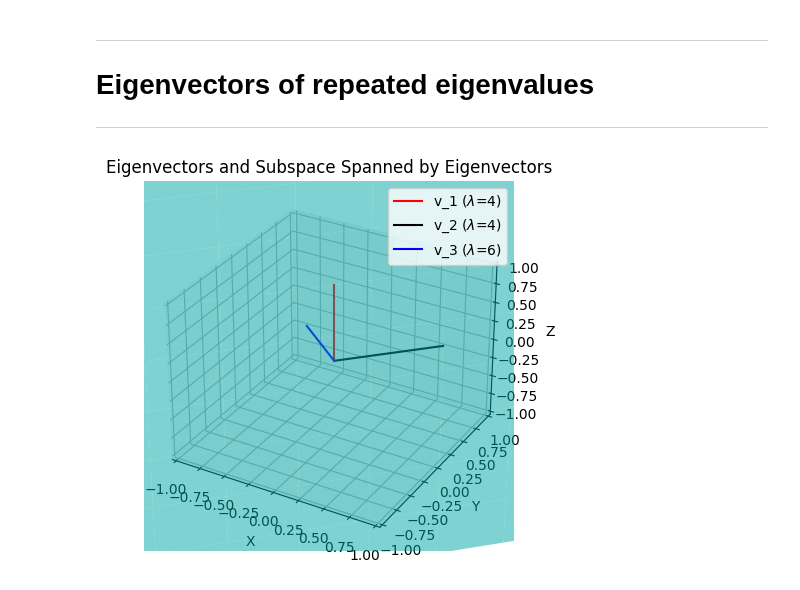
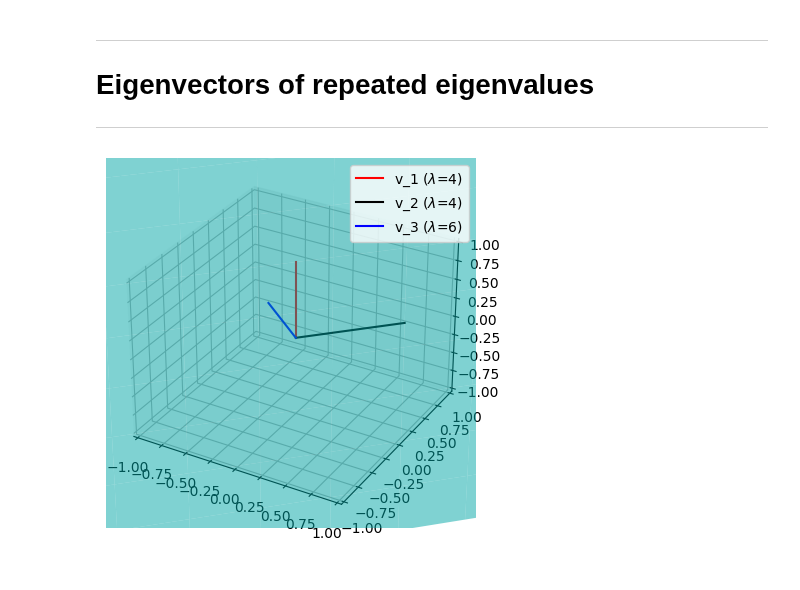
Before and after one commit to SiracencoSerghei/linear_algebra, a Jupyter notebook: 3.1_eigen_decomposition/3.1_6_repeatedEvals.ipynb, the cells around one changed output. Drawn from its saved outputs; the diff is of its cells as text; code cells hidden in the pictures.

```diff
--- a/3.1_eigen_decomposition/3.1_6_repeatedEvals.ipynb
+++ b/3.1_eigen_decomposition/3.1_6_repeatedEvals.ipynb
@@ -15,60 +15,37 @@ from mpl_toolkits.mplot3d.art3d import Poly3DCollection
 # %%
 ### Note about this cell: you need first to run the following cell,
 #   then come back and run this one!
-# Define a function to plot a plane spanned by two vectors
-def plot_plane(ax, v1, v2, size=1):
-    """Plot a plane spanned by two vectors v1 and v2."""
-    # Create a grid of points in the plane
-    u = np.linspace(-size, size, 10)
-    v = np.linspace(-size, size, 10)
-    U, V = np.meshgrid(u, v)
 
-    # Define the plane points
-    X = v1[0] * U + v2[0] * V
-    Y = v1[1] * U + v2[1] * V
-    Z = v1[2] * U + v2[2] * V
+# a matrix
+A = [ [ 5,  -1,  0],
+      [-1,   5,  0],
+      [1/3,-1/3, 4] ]
 
-    # Plot the plane
-    ax.plot_surface(X, Y, Z, color='cyan', alpha=0.5)
+# its eigendecomposition
+D,V = np.linalg.eig(A)
 
-# Define the matrix A
-A = np.array([[ 5, -1,  0],
-              [-1,  5,  0],
-              [1/3, -1/3, 4]])
-
-# Perform eigendecomposition
-D, V = np.linalg.eig(A)
-
-# Sort eigenvalues and eigenvectors
+# sort eigenvalues
 i = np.argsort(D)
 D = D[i]
-V = V[:, i]
+V = V[:,i]
 
-# Plot eigenvectors
+
+## plot eigenvectors
 fig = plt.figure()
-ax = fig.add_subplot(111, projection='3d')
+ax = fig.add_subplot(111,projection='3d')
 
-# Plot eigenvectors of A
-ax.plot([0, V[0, 0]], [0, V[1, 0]], [0, V[2, 0]], 'r', label='v_1 ($\lambda$=%g)' % D[0])
-ax.plot([0, V[0, 1]], [0, V[1, 1]], [0, V[2, 1]], 'k', label='v_2 ($\lambda$=%g)' % D[1])
-ax.plot([0, V[0, 2]], [0, V[1, 2]], [0, V[2, 2]], 'b', label='v_3 ($\lambda$=%g)' % D[2])
+# plot eigenvectors of A
+ax.plot([0,V[0,0]],[0,V[1,0]],[0,V[2,0]],'r',label='v_1 ($\lambda$=%g)' %D[0])
+ax.plot([0,V[0,1]],[0,V[1,1]],[0,V[2,1]],'k',label='v_2 ($\lambda$=%g)' %D[1])
+ax.plot([0,V[0,2]],[0,V[1,2]],[0,V[2,2]],'b',label='v_3 ($\lambda$=%g)' %D[2])
+plt.legend()
 
-# Plot subspace spanned by eigenvectors
-if V.shape[1] > 1:
-    plot_plane(ax, V[:, 0], V[:, 1], size=3)
-
-# Set plot limits and labels
-ax.set_xlim3d(-1, 1)
-ax.set_ylim3d(-1, 1)
-ax.set_zlim3d(-1, 1)
-ax.set_xlabel('X')
-ax.set_ylabel('Y')
-ax.set_zlabel('Z')
-
-# Add legend and title
-plt.legend()
-plt.title("Eigenvectors and Subspace Spanned by Eigenvectors")
+# plot subspace spanned by same-eigenvalued eigenvectors
+plot_plane(ax, V[:,0],V[:,1],size=3)
+ax.set_xlim3d(-1,1)
+ax.set_ylim3d(-1,1)
+ax.set_zlim3d(-1,1)
 
 plt.show()
 # %% [output]
-[figure, old version]
+[figure, new version]
```
Also changed, not shown: parts of 2 cells of this notebook.
